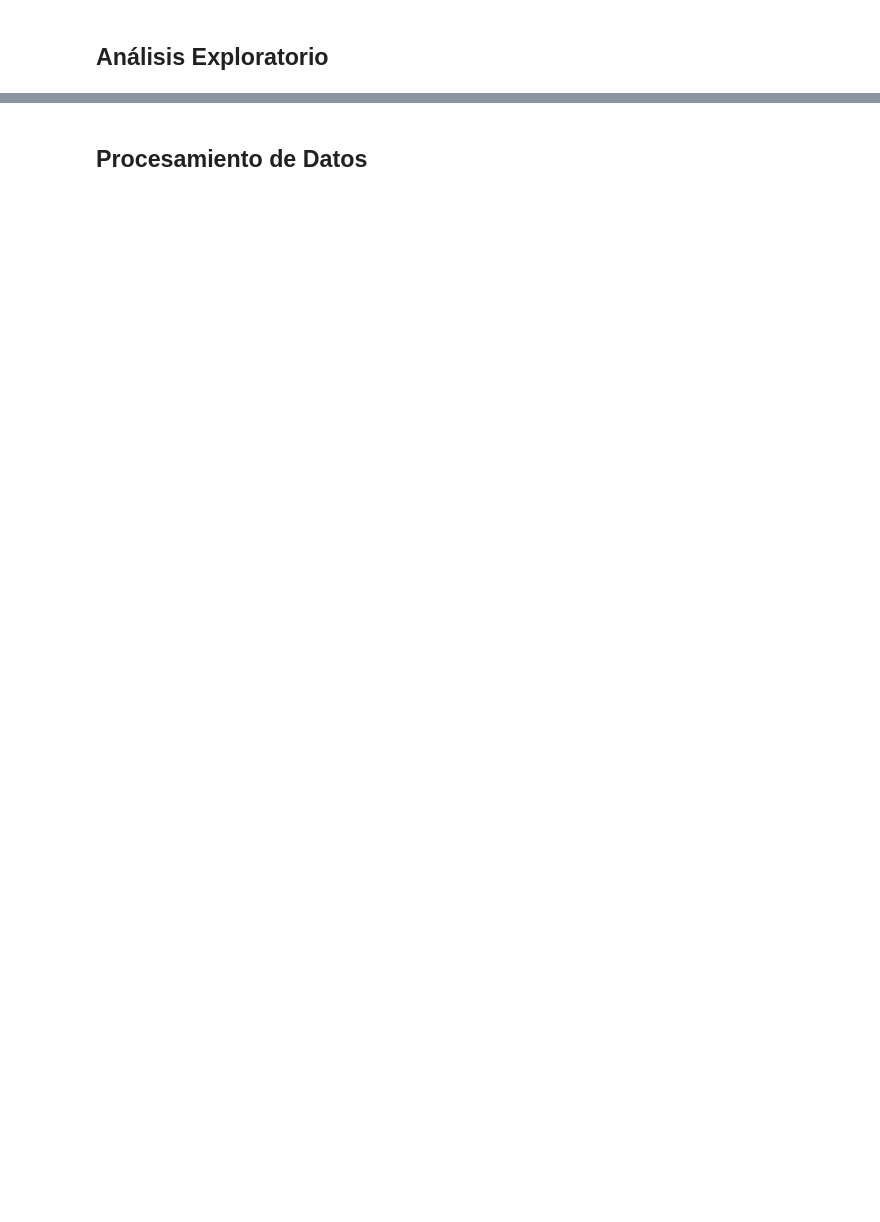
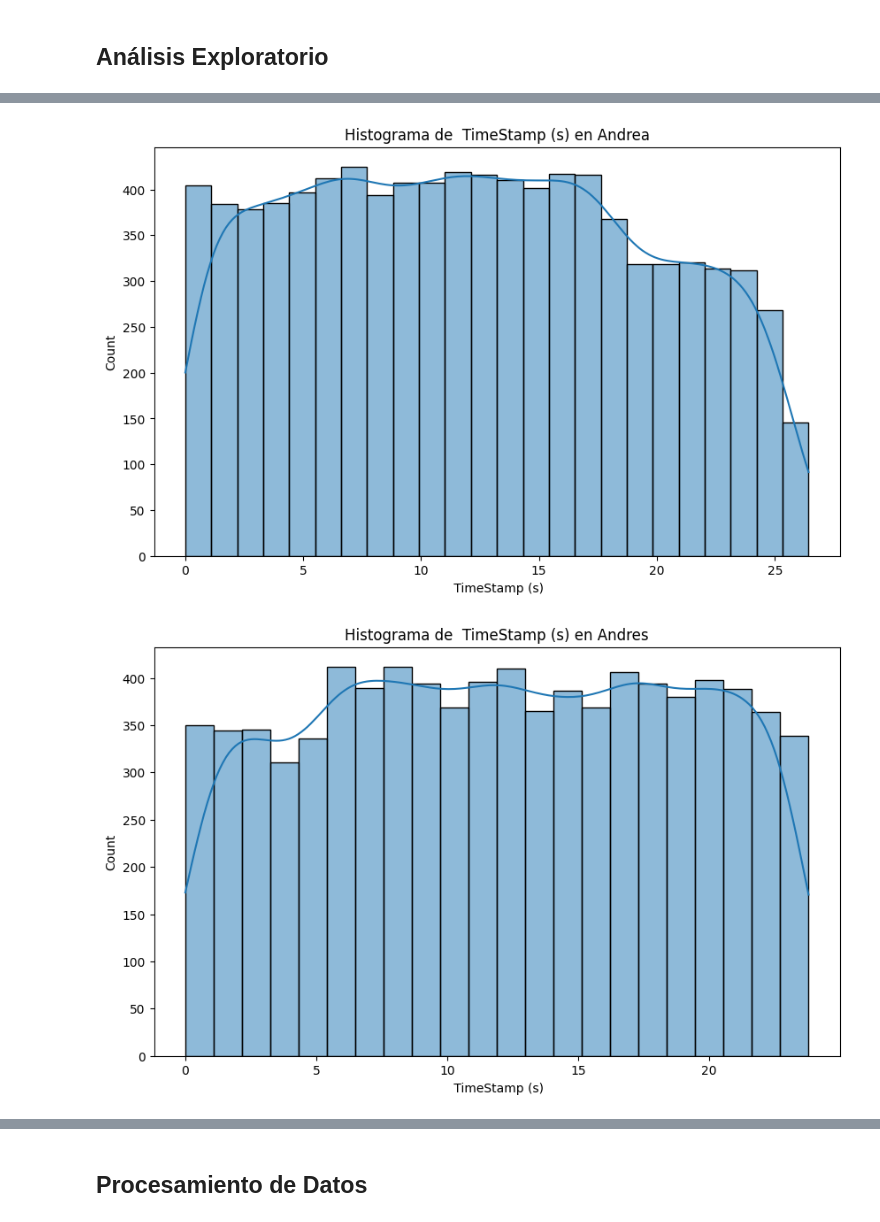
Before and after one commit to Ariana1998/Practica3_CDSI_ArianaEspinoza, a Jupyter notebook: Notebook.ipynb, the cells around one changed output, grey strips where cells are left out. Saved outputs shown, nothing was run; the diff lists cells and outputs as text; code cells hidden in the pictures; blank space fills up the shorter version.

```diff
--- a/Notebook.ipynb
+++ b/Notebook.ipynb
@@ -19,0 +31,5 @@ Los sensores IMU se pusieron uno en cada pantorrilla, uno en cada muslo y uno en
+# %%
+carpeta = "./Data/"
+list_df = {}
+
+list_df = {file[:-4]: pd.read_csv(os.path.join(carpeta, file)) for file in sorted(os.listdir(carpeta))}
@@ -20,2 +63,7 @@ Los sensores IMU se pusieron uno en cada pantorrilla, uno en cada muslo y uno en
 # %% [markdown]
 ## An&aacute;lisis Exploratorio
+# %%
+for nombre, df in list_df.items():
+    print(f"Estadísticas Descriptivas para: {nombre}")
+    print(df.describe())
+    print("-" * 50)
@@ -21,0 +88,10 @@ Los sensores IMU se pusieron uno en cada pantorrilla, uno en cada muslo y uno en
+# %%
+for nombre, df in list_df.items():
+    # Ejemplo de un histograma para la primera columna numérica
+    plt.figure(figsize=(10, 6))
+    sns.histplot(df[df.columns[1]], kde=True)
+    plt.title(f'Histograma de {df.columns[1]} en {nombre}')
+    plt.show()
+# %% [output]
+[figure, added]
+[figure, added]
```
Also changed, not shown: parts of 16 cells of this notebook.
